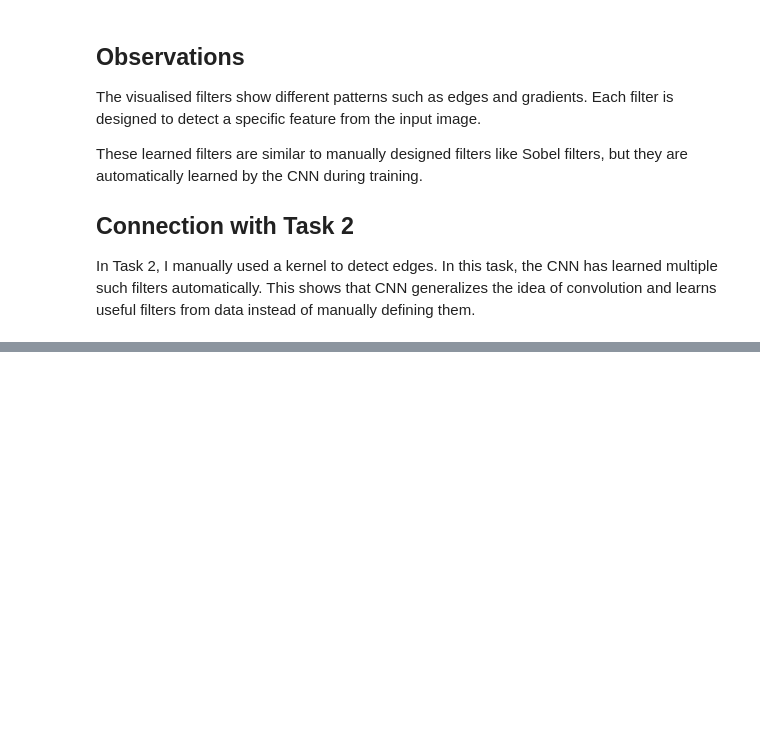
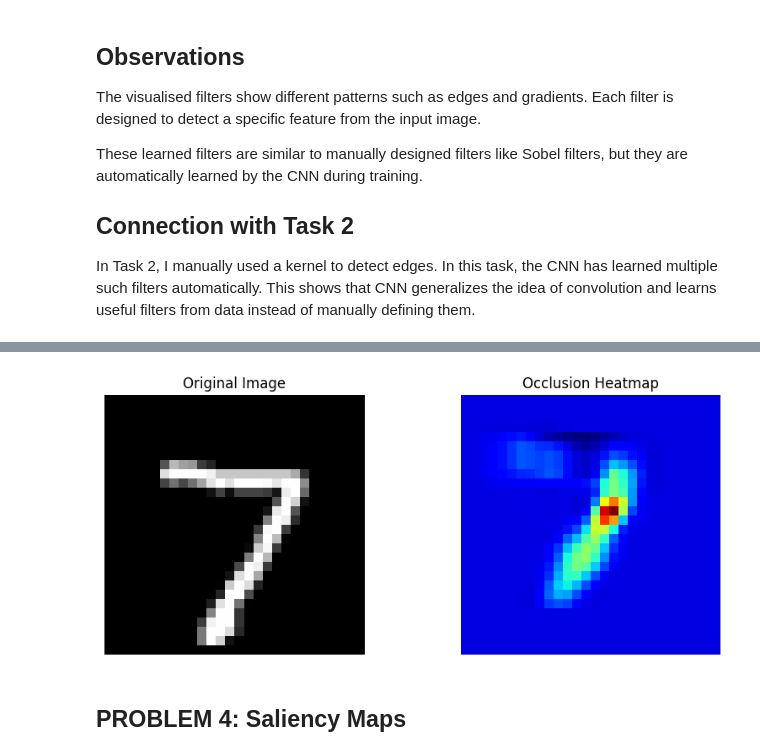
Before and after one commit to swayamjaiswal152/CNN-Lab-Assignment, a Jupyter notebook: CNN_Lab_Assignment.ipynb, the cells around one changed output, grey strips where cells are left out. Drawn from its saved outputs; the diff is of its cells as text; code cells hidden in the pictures; blank space fills up the shorter version.

```diff
--- a/CNN_Lab_Assignment.ipynb
+++ b/CNN_Lab_Assignment.ipynb
@@ -1558,0 +1561,11 @@ In Task 2, I manually used a kernel to detect edges. In this task, the CNN has l
+# %%
+import numpy as np
+import matplotlib.pyplot as plt
+
+img = x_test_mnist[0]
+label = np.argmax(y_test_mnist[0])
+
+img = img.reshape(1, 28, 28, 1)
+# %%
+pred = lenet_model.predict(img)
+original_conf = pred[0][label]
@@ -1558,0 +1574,38 @@ In Task 2, I manually used a kernel to detect edges. In this task, the CNN has l
+# %%
+heatmap = np.zeros((28,28))
+
+patch_size = 5
+
+for i in range(0, 28 - patch_size):
+    for j in range(0, 28 - patch_size):
+
+        occluded = img.copy()
+        occluded[0, i:i+patch_size, j:j+patch_size, 0] = 0
+
+        pred = lenet_model.predict(occluded, verbose=0)
+        new_conf = pred[0][label]
+
+        heatmap[i, j] = original_conf - new_conf
+# %%
+heatmap = heatmap / np.max(heatmap)
+# %%
+plt.figure(figsize=(10,4))
+
+# Original image
+plt.subplot(1,2,1)
+plt.imshow(img[0,:,:,0], cmap='gray')
+plt.title("Original Image")
+plt.axis('off')
+
+# Heatmap
+plt.subplot(1,2,2)
+plt.imshow(heatmap, cmap='jet')
+plt.title("Occlusion Heatmap")
+plt.axis('off')
+
+plt.savefig("occlusion_heatmap.png")
+plt.show()
+# %% [output]
+[figure, added]
+# %% [markdown]
+## PROBLEM 4: Saliency Maps
```
Also changed, not shown: parts of 12 cells of this notebook.
